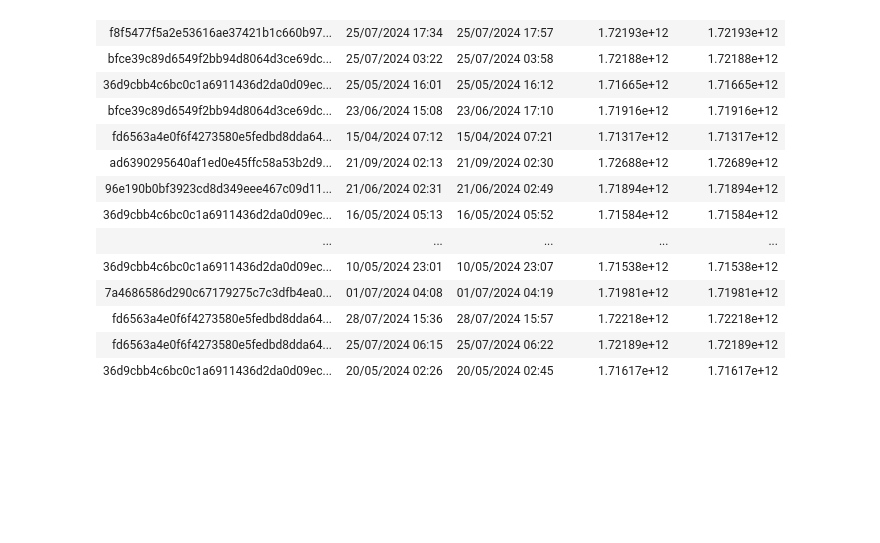
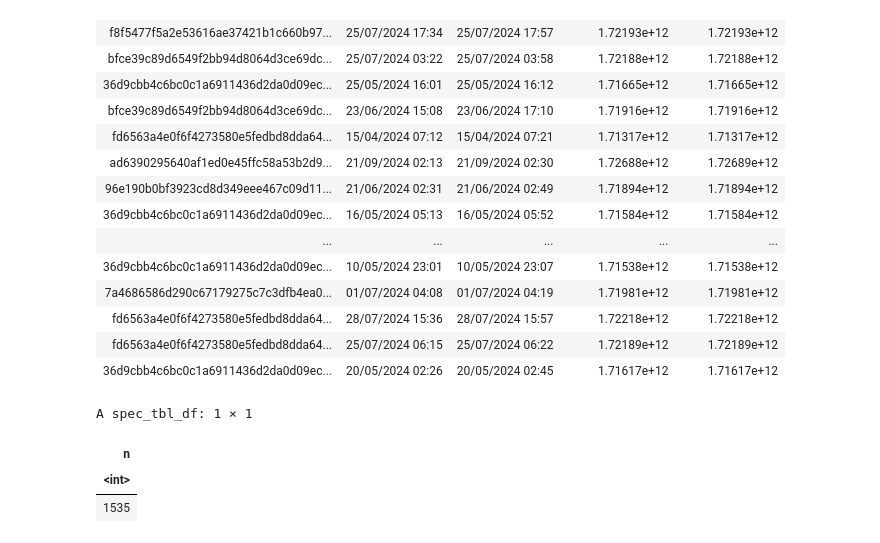
Before and after one commit to kirstenkam/dsci_project, a Jupyter notebook: individual_project_planning.ipynb, the cells around one changed output. Saved outputs shown, nothing was run; the diff lists cells and outputs as text; code cells hidden in the pictures; blank space fills up the shorter version.

```diff
--- a/individual_project_planning.ipynb
+++ b/individual_project_planning.ipynb
@@ -290,3 +300,10 @@ A spec_tbl_df: 1535 × 5
 | fd6563a4e0f6f4273580e5fedbd8dda64... | 28/07/2024 15:36 | 28/07/2024 15:57 | 1.72218e+12 | 1.72218e+12 |
 | fd6563a4e0f6f4273580e5fedbd8dda64... | 25/07/2024 06:15 | 25/07/2024 06:22 | 1.72189e+12 | 1.72189e+12 |
 | 36d9cbb4c6bc0c1a6911436d2da0d09ec... | 20/05/2024 02:26 | 20/05/2024 02:45 | 1.71617e+12 | 1.71617e+12 |
+# %%
+count(sessions)
+# %% [output]
+A spec_tbl_df: 1 × 1
+| n |
+| <int> |
+| 1535 |
```
Also changed, not shown: parts of 6 cells of this notebook.
